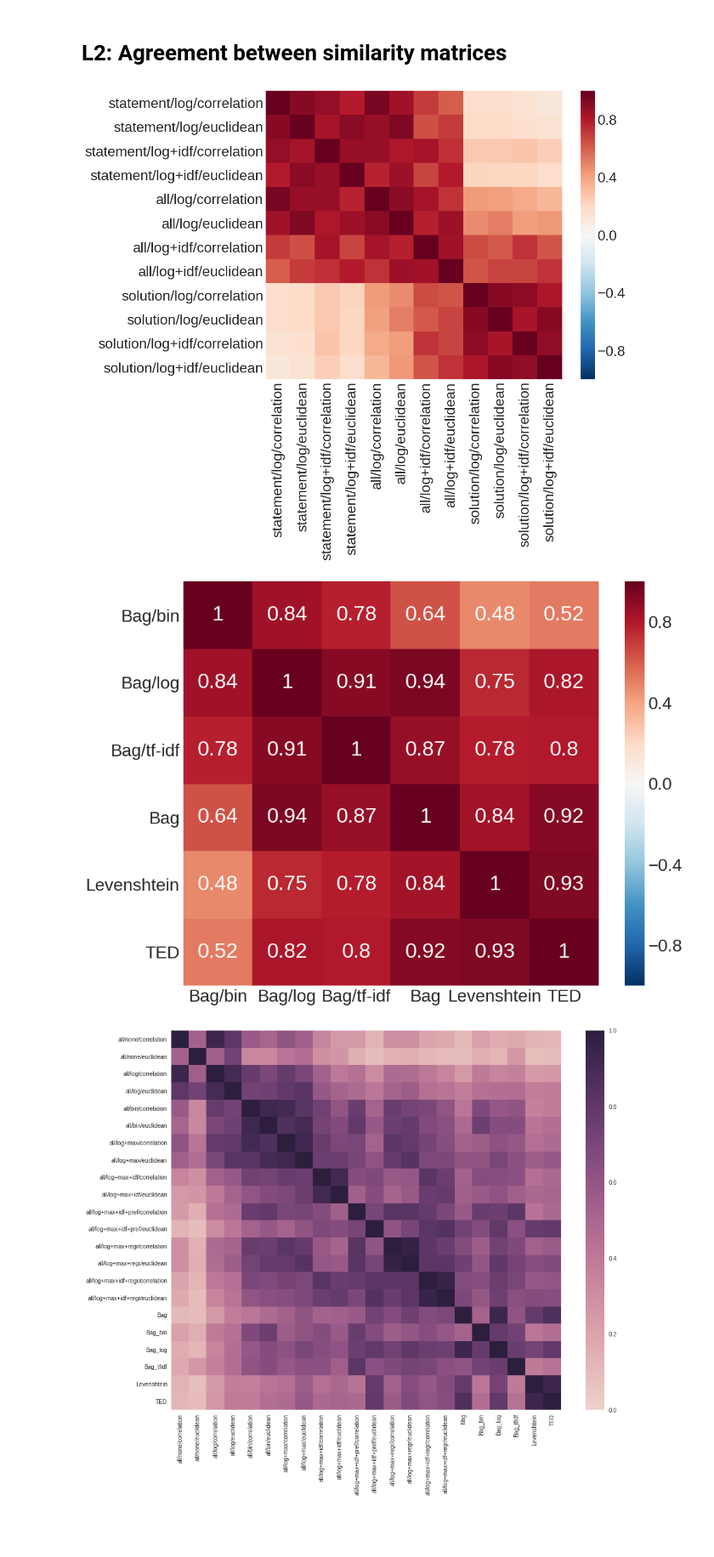
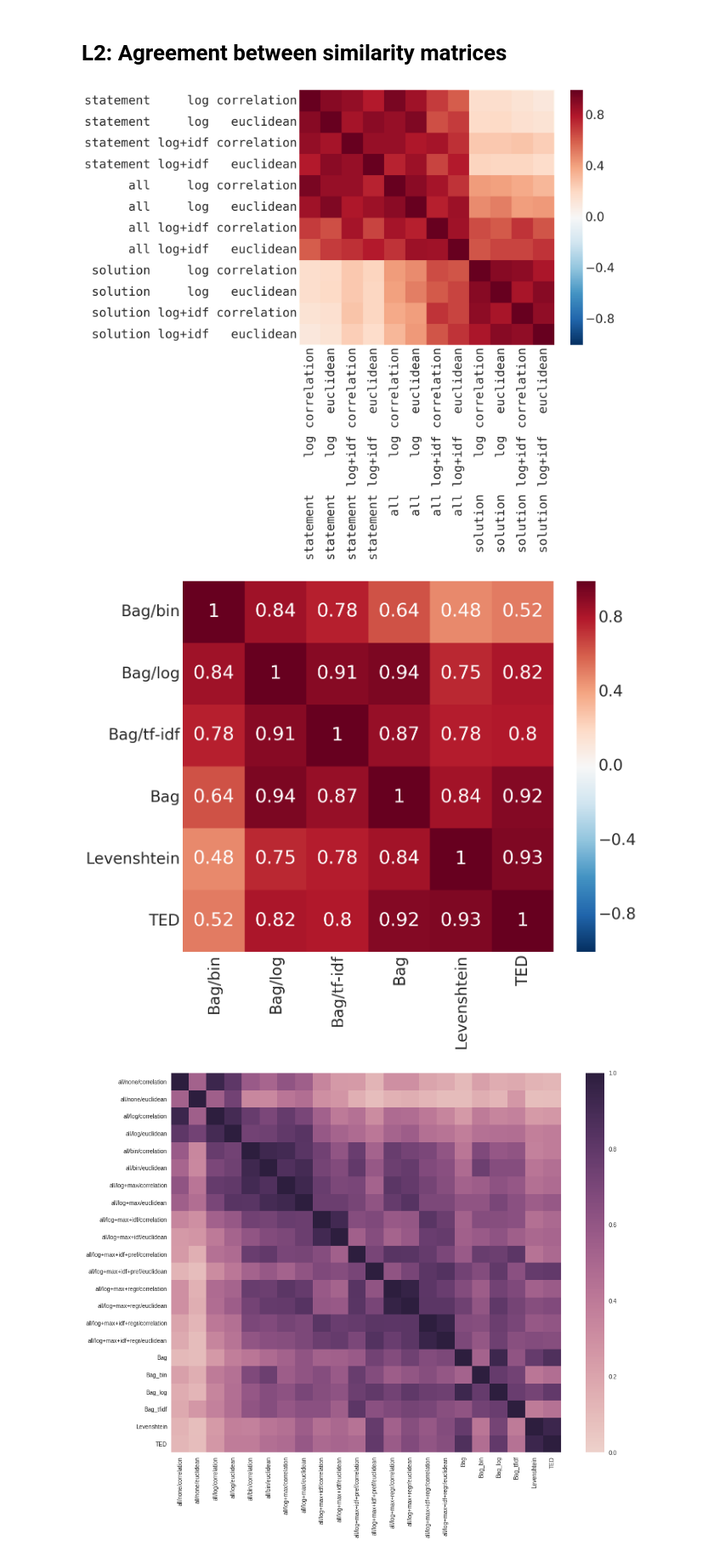
Before and after one commit to adaptive-learning/flocs-analyses, a Jupyter notebook: item_similarity/2018_01_09_agreement_between_measures.ipynb, the cells around one changed output. Shown at 85% size. Drawn from its saved outputs; the diff is of its cells as text; code cells hidden in the pictures; blank space fills up the shorter version.

Commit message:
Aligning labels

```diff
--- a/item_similarity/2018_01_09_agreement_between_measures.ipynb
+++ b/item_similarity/2018_01_09_agreement_between_measures.ipynb
@@ -333,6 +333,37 @@ def show_agreement_matrix_for(settings):
         selected_matrices[setting] = similarity_matrices[setting]
     return show_agreement_matrix(pearson, selected_matrices)
 
+def format_label(text, cols=False):
+    if not cols:
+        return text.replace('/', ' / ')
+    # the font is not monospace -> hacks needed
+#     if cols:
+#         text = text.replace('/ euclidean', '/  euclidean')
+#         text = text.replace('/ log /', '/        log /')
+#     return text
+    parts = text.split('/')
+#     if parts[0] == 'all':
+#         parts[0] += ' '*13
+#     if parts[0] == 'solution':
+#         parts[0] += ' '*4
+#     if parts[1] == 'log':
+#         parts[1] += ' '*7
+#     if parts[2] == 'euclidean':
+#         parts[2] += ' '*2
+#     return '{0}   {1}   {2}'.format(*parts)
+    return '{0: >9} {1: >7} {2: >11}'.format(*parts)
+
+def format_labels():
+    locs, labels = plt.yticks()
+    new_labels = [format_label(label.get_text(), cols=True) for label in labels]
+    plt.yticks(locs, new_labels)
+    for label in plt.yticks()[1]:
+        label.set_family('monospace')
+    locs, labels = plt.xticks()
+    new_labels = [format_label(label.get_text(), cols=True) for label in labels]
+    plt.xticks(locs, new_labels)
+    for label in plt.xticks()[1]:
+        label.set_family('monospace')
 
 with sns.plotting_context('paper', font_scale=4.0):
     plot = show_agreement_matrix_for([
@@ -350,33 +381,35 @@ with sns.plotting_context('paper', font_scale=4.0):
         'solution/log+idf/euclidean',
     ])
     fig = plot.get_figure()
+    format_labels()
     fig.savefig('robomise-corr-measures2.pdf', bbox_inches='tight')
     #plt.tight_layout()
     #plt.savefig('robomise-corr-measures2.pdf')
 # %% [output]
-[figure, old version]
+[figure, new version]
 # %%
 # make some aliases
 similarity_matrices['Bag/bin'] = similarity_matrices['solution/bin/euclidean']
 similarity_matrices['Bag/log'] = similarity_matrices['solution/log/euclidean']
 similarity_matrices['Bag/tf-idf'] = similarity_matrices['solution/log+idf/euclidean']
 similarity_matrices['Bag'] = similarity_matrices['solution/none/euclidean']
 
 
 with sns.plotting_context('paper', font_scale=3.5):
     plot = show_agreement_matrix_for([
         'Bag/bin',
         'Bag/log',
         'Bag/tf-idf',
         'Bag',
         'Levenshtein',
         'TED',
     ])
+    plt.xticks(rotation=90)
     plt.yticks(rotation=0)
     fig = plot.get_figure()
     fig.savefig('robomise-corr-measures3.pdf', bbox_inches='tight')
 # %% [output]
-[figure, old version]
+[figure, new version]
 # %%
 show_agreement_matrix(pearson, matrices=similarity_matrices2)
 # %% [output]
```
